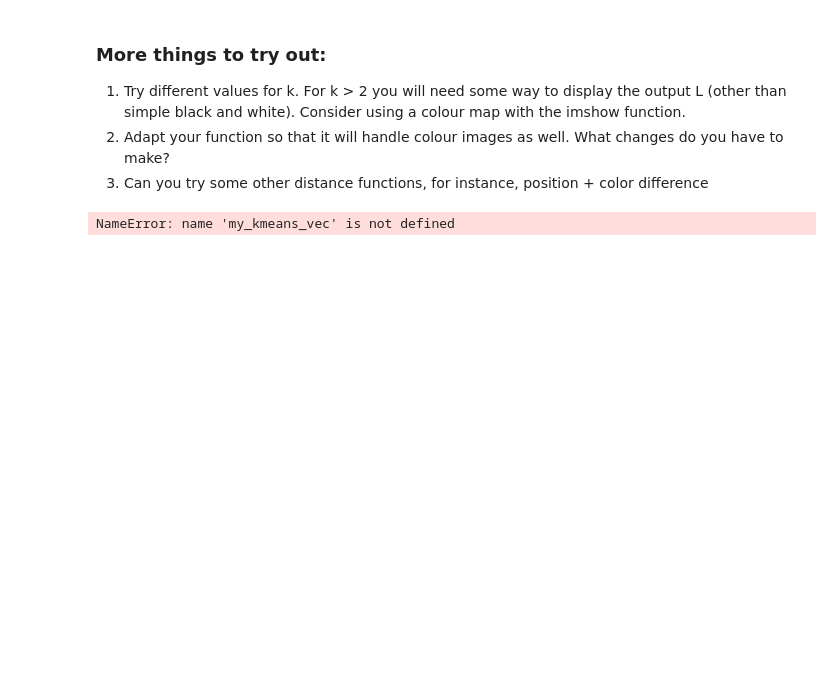
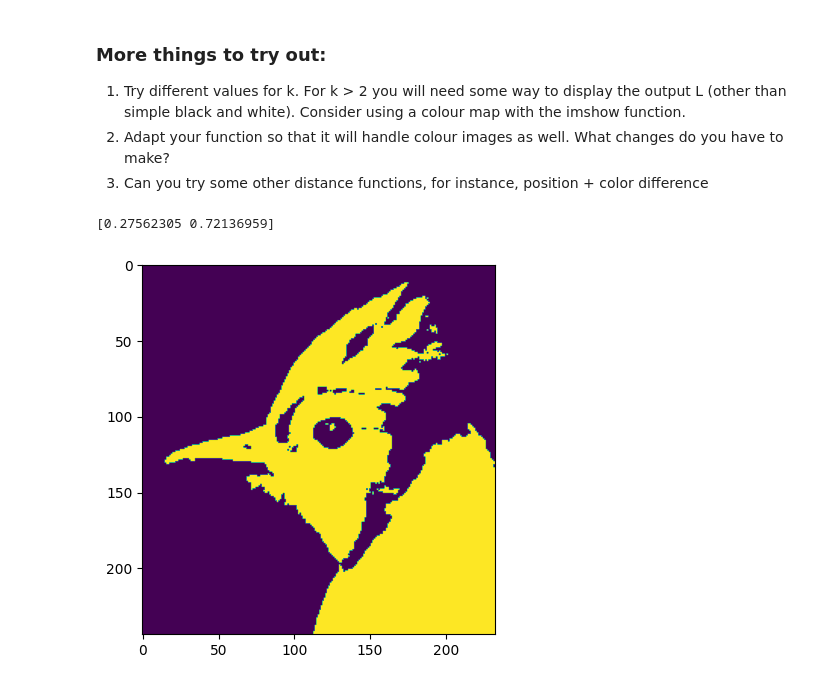
Before and after one commit to juliusuberall/ImPro26, a Jupyter notebook: labs/week_3.ipynb, the cells around one changed output. Cells and saved outputs as stored; diff of their text form; code cells hidden in the pictures; blank space fills up the shorter version.

```diff
--- a/labs/week_3.ipynb
+++ b/labs/week_3.ipynb
@@ -207,11 +207,12 @@ print(labels)
 3. Can you try some other distance functions, for instance, position + color difference
 # %%
 # k=3
-centroids, labels = my_kmeans_vec(gray_img, 3)
+centroids, labels = my_kmeans(gray_img, 3)
 plt.imshow(labels)
 print(centroids)
 # %% [output]
-NameError: name 'my_kmeans_vec' is not defined
+[0.27562305 0.72136959]
+[figure, added]
 # %%
 centroids, labels = my_kmeans_rgb(img, 2)
 plt.imshow(labels)
```
Also changed, not shown: parts of 3 cells of this notebook.
